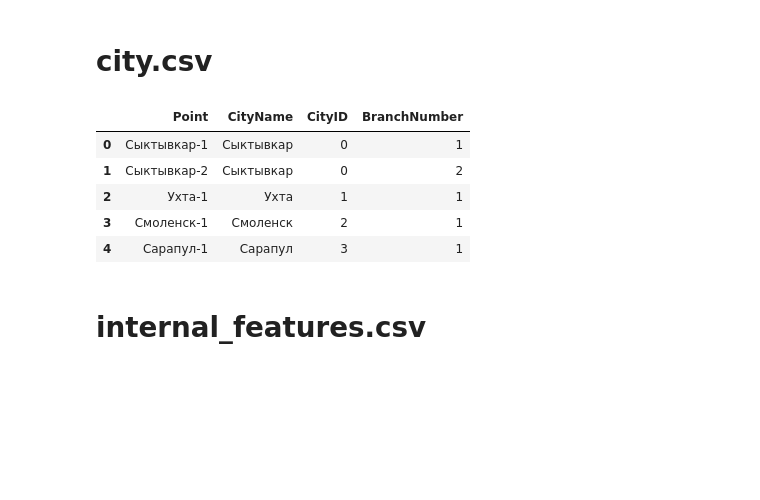
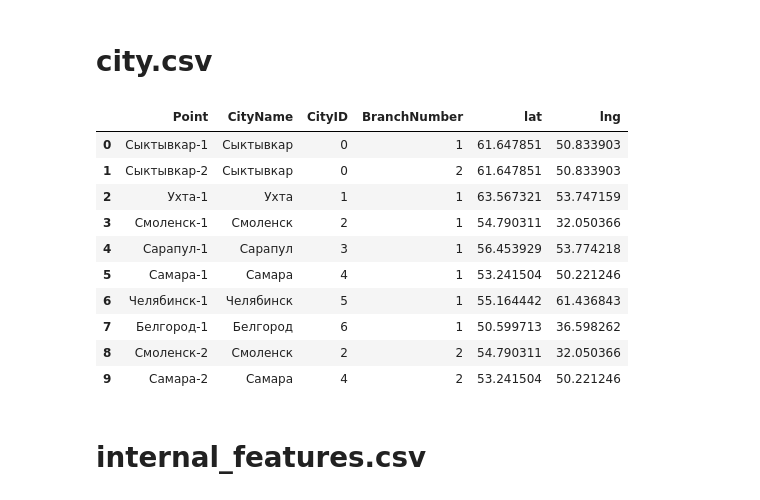
Before and after one commit to laol777/dodo, a Jupyter notebook: tranform_data.ipynb, the cells around one changed output. Cells and saved outputs as stored; diff of their text form; code cells hidden in the pictures; blank space fills up the shorter version.

```diff
--- a/tranform_data.ipynb
+++ b/tranform_data.ipynb
@@ -106,15 +106,26 @@ city['BranchNumber'] = city.Point.apply(lambda x: x.split('-')[-1:][0])
 # Москва 1 -> Москва
 city['CityName'] = city.CityName.apply(lambda x: ('Москва' if x == 'Москва 1' else x))
 city.to_csv('data_transform/city.csv', index = None)
-# %%
-city.head()
-# %% [output]
-|  | Point | CityName | CityID | BranchNumber |
-| 0 | Сыктывкар-1 | Сыктывкар | 0 | 1 |
-| 1 | Сыктывкар-2 | Сыктывкар | 0 | 2 |
-| 2 | Ухта-1 | Ухта | 1 | 1 |
-| 3 | Смоленск-1 | Смоленск | 2 | 1 |
-| 4 | Сарапул-1 | Сарапул | 3 | 1 |
+# %%
+city = pd.read_csv('data_transform/city.csv')
+cities = city.CityName.unique()
+geo = pd.read_csv('data_transform/geo.csv', names=['CityName', 'lat', 'lng'])
+geo.CityName = pd.Series(cities)
+city = pd.merge(city, geo, how='left', on='CityName')
+city.to_csv('data_transform/city.csv')
+city.head(10)
+# %% [output]
+|  | Point | CityName | CityID | BranchNumber | lat | lng |
+| 0 | Сыктывкар-1 | Сыктывкар | 0 | 1 | 61.647851 | 50.833903 |
+| 1 | Сыктывкар-2 | Сыктывкар | 0 | 2 | 61.647851 | 50.833903 |
+| 2 | Ухта-1 | Ухта | 1 | 1 | 63.567321 | 53.747159 |
+| 3 | Смоленск-1 | Смоленск | 2 | 1 | 54.790311 | 32.050366 |
+| 4 | Сарапул-1 | Сарапул | 3 | 1 | 56.453929 | 53.774218 |
+| 5 | Самара-1 | Самара | 4 | 1 | 53.241504 | 50.221246 |
+| 6 | Челябинск-1 | Челябинск | 5 | 1 | 55.164442 | 61.436843 |
+| 7 | Белгород-1 | Белгород | 6 | 1 | 50.599713 | 36.598262 |
+| 8 | Смоленск-2 | Смоленск | 2 | 2 | 54.790311 | 32.050366 |
+| 9 | Самара-2 | Самара | 4 | 2 | 53.241504 | 50.221246 |
 # %% [markdown]
 # internal_features.csv
 # %%
```
Also changed, not shown: parts of 6 cells of this notebook, 7 other files.
